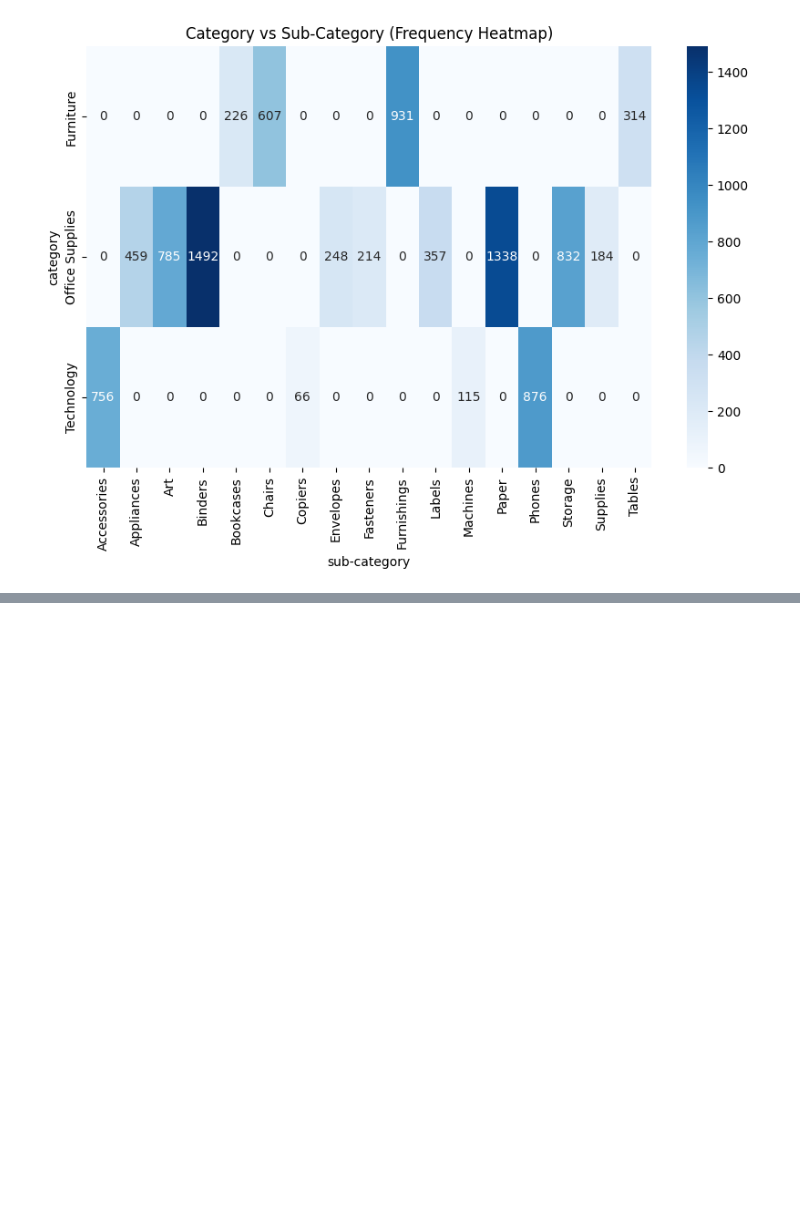
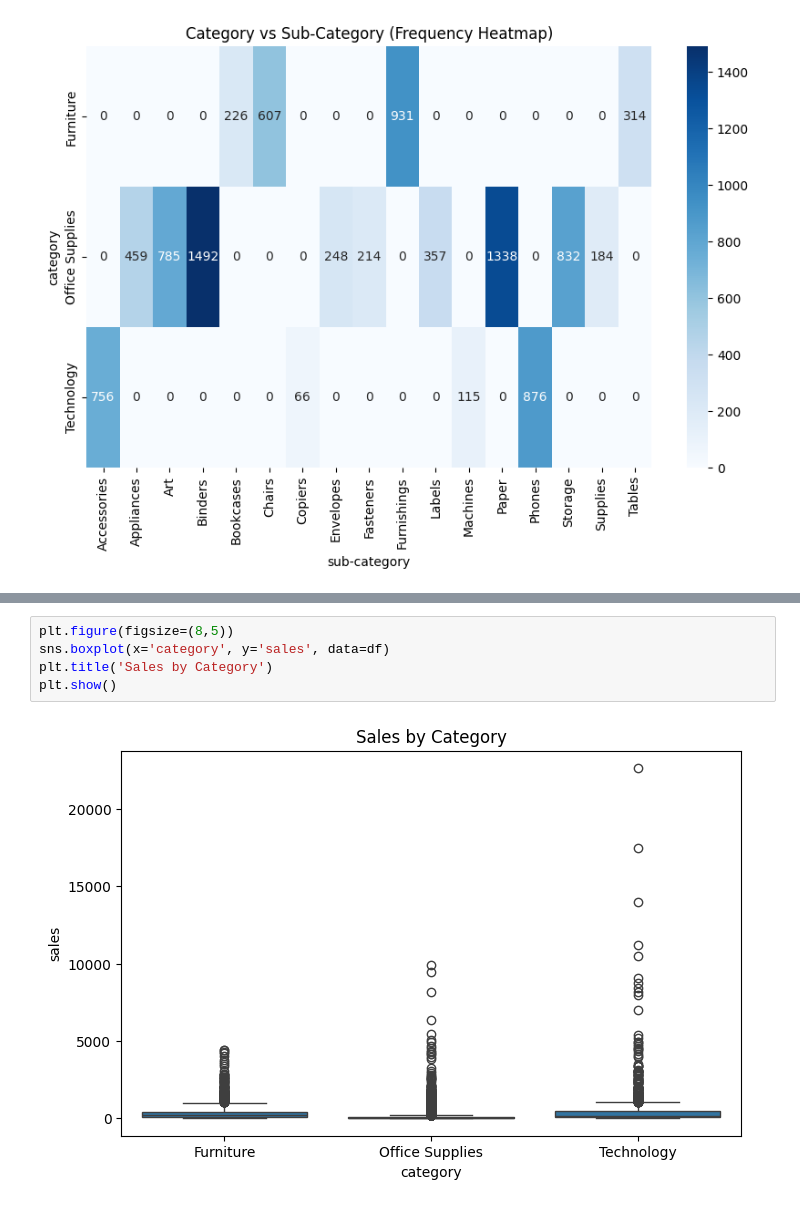
Before and after one commit to HelenaGomezV/superstore-sales-forecasting-final-project, a Jupyter notebook: notebooks/01_EDA_and_Price_Forecasting.ipynb, the cells around one changed output, grey strips where cells are left out. Cells and saved outputs as stored; diff of their text form; blank space fills up the shorter version.

```diff
--- a/notebooks/01_EDA_and_Price_Forecasting.ipynb
+++ b/notebooks/01_EDA_and_Price_Forecasting.ipynb
@@ -515,0 +530,7 @@ plt.show()
+# %%
+plt.figure(figsize=(8,5))
+sns.boxplot(x='category', y='sales', data=df)
+plt.title('Sales by Category')
+plt.show()
+# %% [output]
+[figure, added]
```
Also changed, not shown: parts of 11 cells of this notebook, 11 other files.
